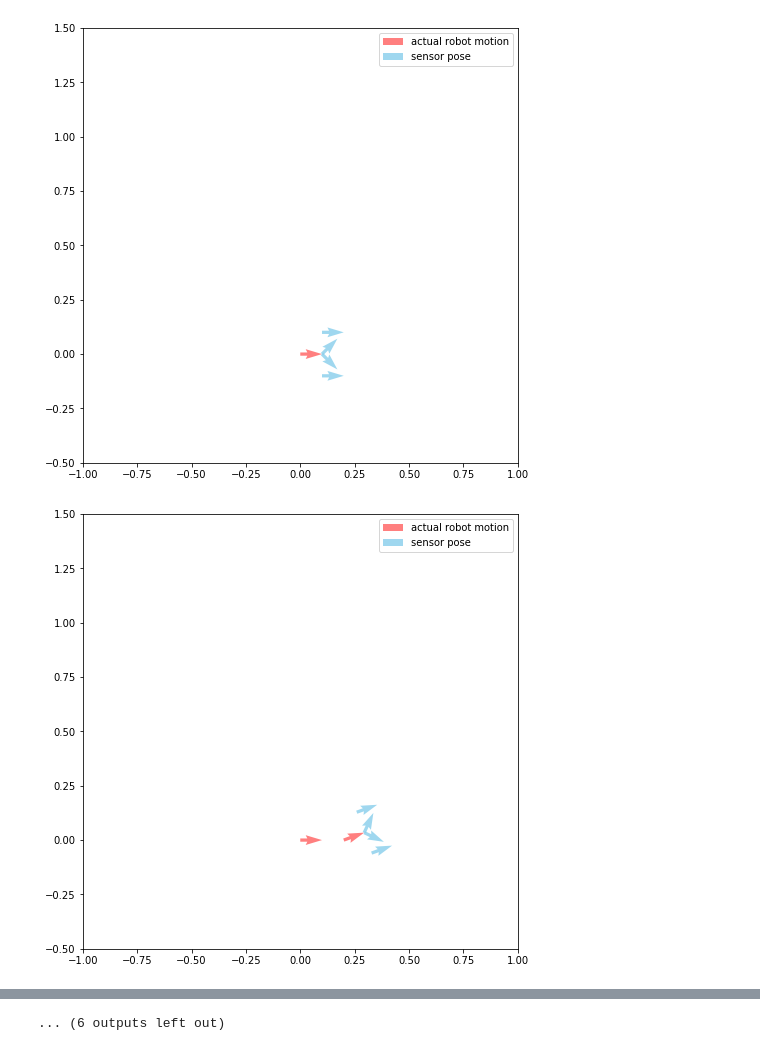
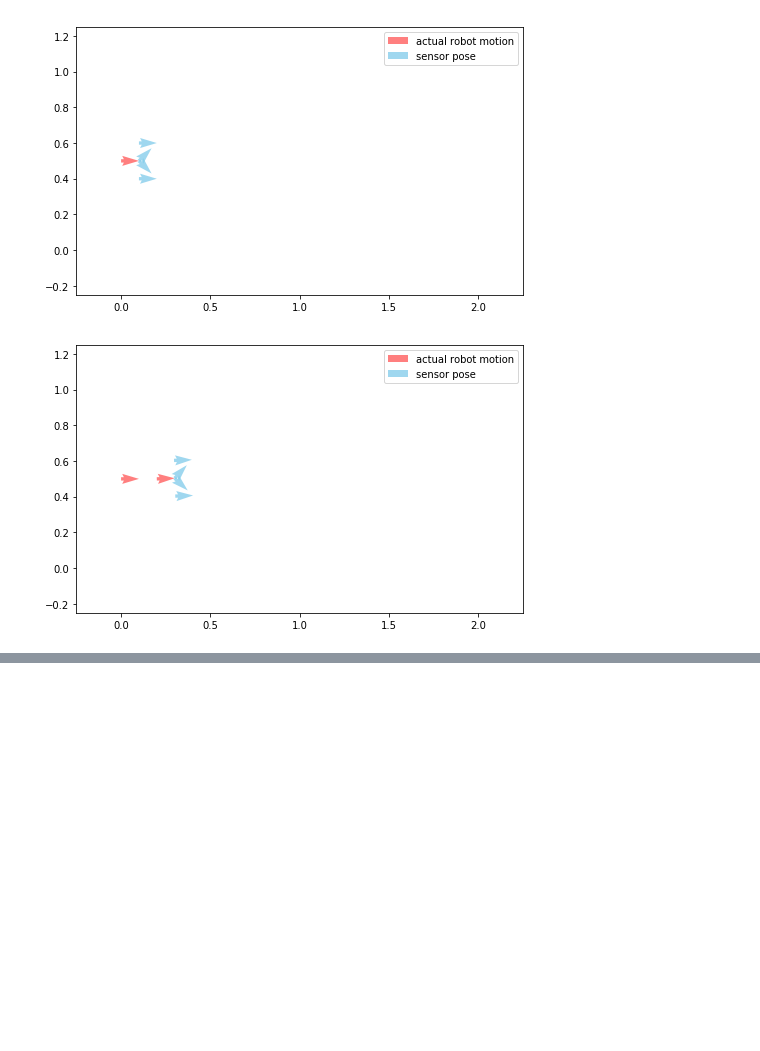
Before and after one commit to Kuwamai/study_notebook, a Jupyter notebook: observation.ipynb, the cells around one changed output, grey strips where cells are left out. Cells and saved outputs as stored; diff of their text form; code cells hidden in the pictures; blank space fills up the shorter version.

```diff
--- a/observation.ipynb
+++ b/observation.ipynb
@@ -81,19 +81,19 @@ def draw(i):
     # グラフの設定
     fig = plt.figure(i, figsize=(8,8))
     sp = fig.add_subplot(111,aspect='equal')
-    sp.set_xlim(-1.0,1.0)
-    sp.set_ylim(-0.5,1.5)
+    sp.set_xlim(-0.25,2.25)
+    sp.set_ylim(-0.25,1.25)
 
     robot.draw(sp)
 
     plt.legend()
 # %%
-robot = Robot(0,0,0)   #ロボット設置
+robot = Robot(0,0.5,0)   #ロボット設置
 draw(0)
 
-for i in range(1, 18):
-    robot.move(0.2,np.pi / 180.0 * 20)     #ロボットの移動
+for i in range(1, 10):
+    robot.move(0.2, np.pi / 180.0 * 2)     #ロボットの移動
     draw(i)
 # %% [output]
-[figure, old version]
+[figure, new version]
-[figure, old version]
+[figure, new version]
@@ -110 +107,0 @@ for i in range(1, 18):
-... (6 outputs left out)
```
Also changed, not shown: parts of 1 cell of this notebook.
